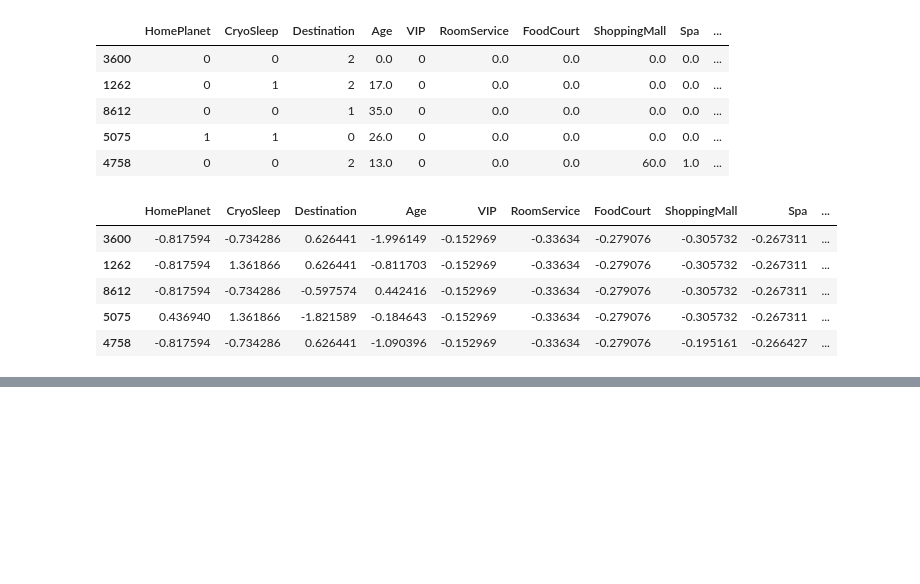
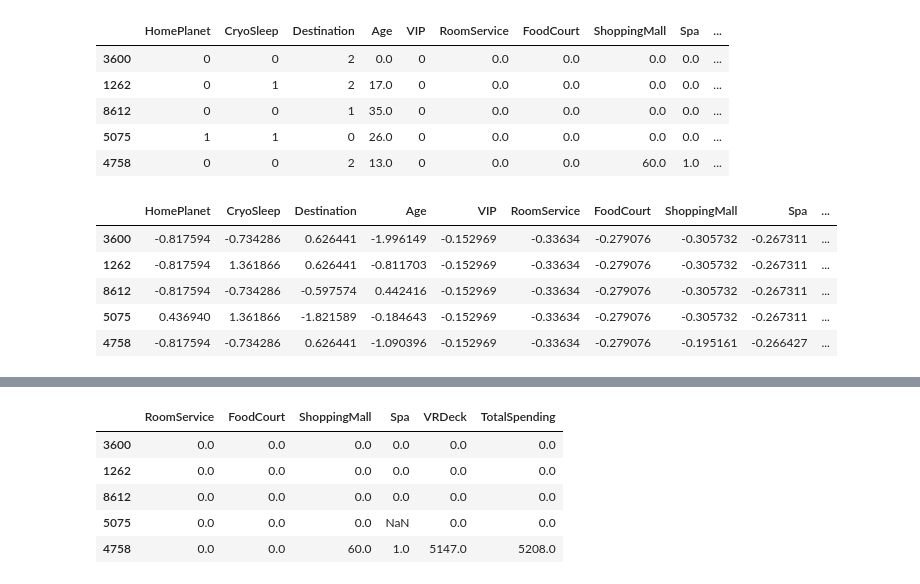
Before and after one commit to PragatiTripathi000/Spaceship-Titanic-ML, a Jupyter notebook: notebooks/spaceship_titanic_analysis.ipynb, the cells around one changed output, grey strips where cells are left out. Saved outputs shown, nothing was run; the diff lists cells and outputs as text; code cells hidden in the pictures; blank space fills up the shorter version.

```diff
--- a/notebooks/spaceship_titanic_analysis.ipynb
+++ b/notebooks/spaceship_titanic_analysis.ipynb
@@ -544,0 +612,25 @@ X_train_encoded.head()
+# %%
+# Creating a copy of the training data
+X_train_improved = X_train.copy()
+
+# Selecting the spending columns
+spending_columns = [
+    'RoomService', 'FoodCourt', 'ShoppingMall', 'Spa', 'VRDeck'
+]
+
+# Calculating the total spending of each passenger
+X_train_improved['TotalSpending'] = (
+    X_train_improved[spending_columns].sum(axis=1)
+)
+
+# Displaying the spending columns with the new feature
+X_train_improved[
+    spending_columns + ['TotalSpending']
+].head()
+# %% [output]
+|  | RoomService | FoodCourt | ShoppingMall | Spa | VRDeck | TotalSpending |
+| 3600 | 0.0 | 0.0 | 0.0 | 0.0 | 0.0 | 0.0 |
+| 1262 | 0.0 | 0.0 | 0.0 | 0.0 | 0.0 | 0.0 |
+| 8612 | 0.0 | 0.0 | 0.0 | 0.0 | 0.0 | 0.0 |
+| 5075 | 0.0 | 0.0 | 0.0 | NaN | 0.0 | 0.0 |
+| 4758 | 0.0 | 0.0 | 60.0 | 1.0 | 5147.0 | 5208.0 |
```
Also changed, not shown: parts of 31 cells of this notebook.
